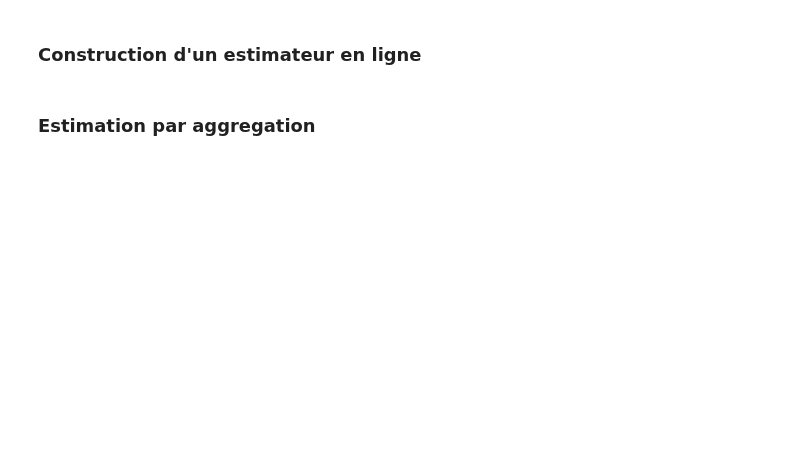
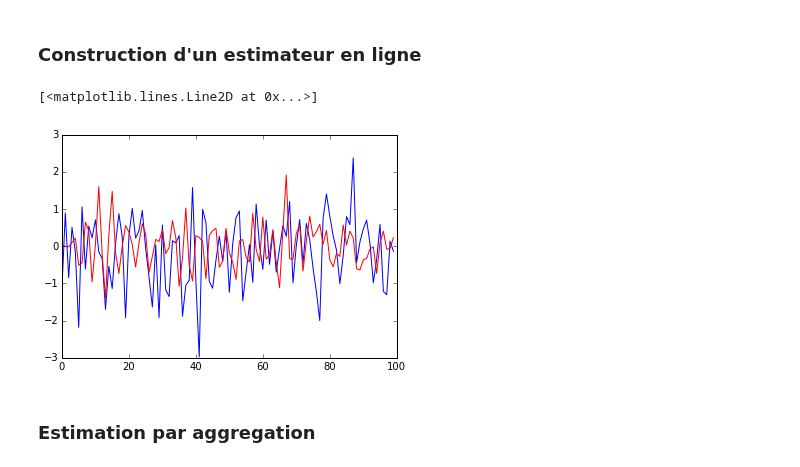
Before and after one commit to jngod2011/TVAR_Prediction, a Jupyter notebook: TVAR_d.ipynb, the cells around one changed output. Cells and saved outputs as stored; diff of their text form; code cells hidden in the pictures; blank space fills up the shorter version.

```diff
--- a/TVAR_d.ipynb
+++ b/TVAR_d.ipynb
@@ -85,5 +102,13 @@ def generation_est(X, d, T, mu):
         X_est[k] = np.dot(XX, theta_est[:,k])
 
     return X_est, theta_est
+# %%
+X_est, theta_est = generation_est(X, d, T, 0.005)
+
+plt.plot(X[:T])
+plt.plot(X_est[:T], 'r')
+# %% [output]
+[<matplotlib.lines.Line2D at 0x...>]
+[figure, added]
 # %% [markdown]
 ### Estimation par aggregation
```
Also changed, not shown: parts of 8 cells of this notebook.
